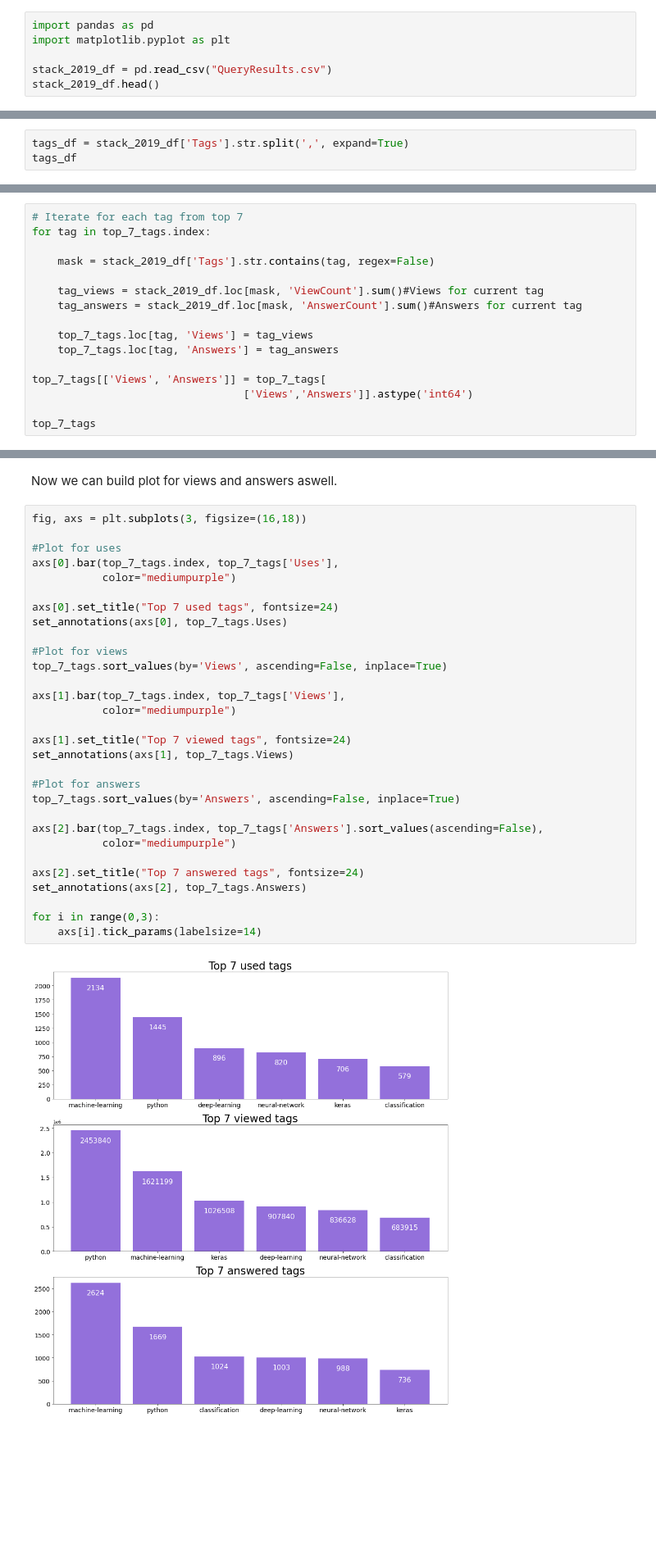
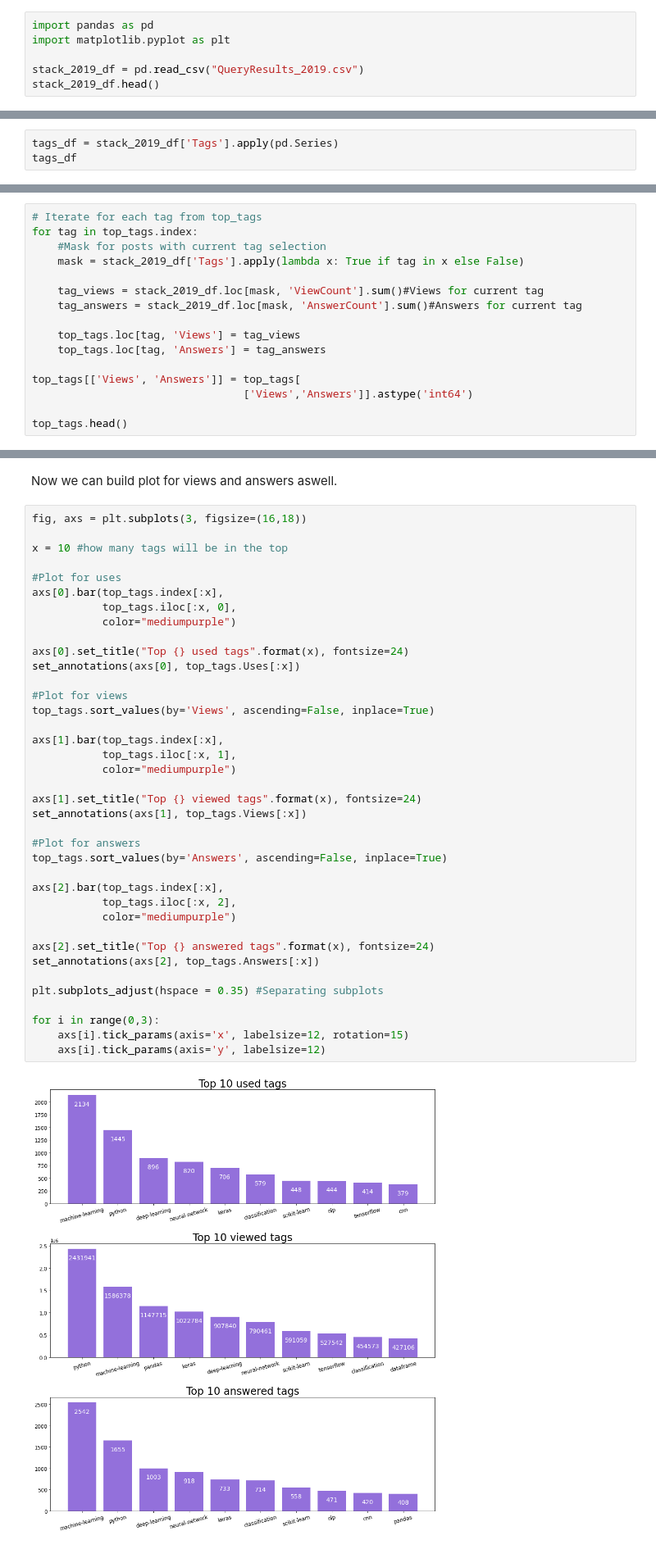
Before and after one commit to 0ld-dancer/dq_projects, a Jupyter notebook: 9. Popular Data Science Questions/Popular Data Science Questions.ipynb, the cells around one changed output, grey strips where cells are left out. Shown: that part at 82% size. Cells and saved outputs as stored; diff of their text form; blank space fills up the shorter version.

```diff
--- a/9. Popular Data Science Questions/Popular Data Science Questions.ipynb
+++ b/9. Popular Data Science Questions/Popular Data Science Questions.ipynb
@@ -79,7 +79,7 @@ Then we'll just download related CSV and read it to the dataframe.
 import pandas as pd
 import matplotlib.pyplot as plt
 
-stack_2019_df = pd.read_csv("QueryResults.csv")
+stack_2019_df = pd.read_csv("QueryResults_2019.csv")
 stack_2019_df.head()
 # %% [output]
 |  | Id | PostType | CreationDate | Score | ViewCount | Tags | AnswerCount | FavoriteCount |
@@ -257,5 +259,5 @@ The best way to answer to this question is using tags because each tag is like a
 # %%
-tags_df = stack_2019_df['Tags'].str.split(',', expand=True)
+tags_df = stack_2019_df['Tags'].apply(pd.Series)
 tags_df
 # %% [output]
 |  | 0 | 1 | 2 | 3 | 4 |
@@ -338,18 +340,18 @@ So it would be unwise not to check how many views or answers do these posts have
 # %%
-# Iterate for each tag from top 7
-for tag in top_7_tags.index:
-
-    mask = stack_2019_df['Tags'].str.contains(tag, regex=False)
+# Iterate for each tag from top_tags
+for tag in top_tags.index:
+    #Mask for posts with current tag selection
+    mask = stack_2019_df['Tags'].apply(lambda x: True if tag in x else False)
 
     tag_views = stack_2019_df.loc[mask, 'ViewCount'].sum()#Views for current tag
     tag_answers = stack_2019_df.loc[mask, 'AnswerCount'].sum()#Answers for current tag
 
-    top_7_tags.loc[tag, 'Views'] = tag_views
-    top_7_tags.loc[tag, 'Answers'] = tag_answers
+    top_tags.loc[tag, 'Views'] = tag_views
+    top_tags.loc[tag, 'Answers'] = tag_answers
 
-top_7_tags[['Views', 'Answers']] = top_7_tags[
+top_tags[['Views', 'Answers']] = top_tags[
                                  ['Views','Answers']].astype('int64')
 
-top_7_tags
+top_tags.head()
 # %% [output]
 |  | Uses | Views | Answers |
@@ -364,33 +365,41 @@ Now we can build plot for views and answers aswell.
 # %%
 fig, axs = plt.subplots(3, figsize=(16,18))
 
+x = 10 #how many tags will be in the top
+
 #Plot for uses
-axs[0].bar(top_7_tags.index, top_7_tags['Uses'],
+axs[0].bar(top_tags.index[:x],
+           top_tags.iloc[:x, 0],
            color="mediumpurple")
 
-axs[0].set_title("Top 7 used tags", fontsize=24)
-set_annotations(axs[0], top_7_tags.Uses)
+axs[0].set_title("Top {} used tags".format(x), fontsize=24)
+set_annotations(axs[0], top_tags.Uses[:x])
 
 #Plot for views
-top_7_tags.sort_values(by='Views', ascending=False, inplace=True)
+top_tags.sort_values(by='Views', ascending=False, inplace=True)
 
-axs[1].bar(top_7_tags.index, top_7_tags['Views'],
+axs[1].bar(top_tags.index[:x],
+           top_tags.iloc[:x, 1],
            color="mediumpurple")
 
-axs[1].set_title("Top 7 viewed tags", fontsize=24)
-set_annotations(axs[1], top_7_tags.Views)
+axs[1].set_title("Top {} viewed tags".format(x), fontsize=24)
+set_annotations(axs[1], top_tags.Views[:x])
 
 #Plot for answers
-top_7_tags.sort_values(by='Answers', ascending=False, inplace=True)
+top_tags.sort_values(by='Answers', ascending=False, inplace=True)
 
-axs[2].bar(top_7_tags.index, top_7_tags['Answers'].sort_values(ascending=False),
+axs[2].bar(top_tags.index[:x],
+           top_tags.iloc[:x, 2],
            color="mediumpurple")
 
-axs[2].set_title("Top 7 answered tags", fontsize=24)
-set_annotations(axs[2], top_7_tags.Answers)
+axs[2].set_title("Top {} answered tags".format(x), fontsize=24)
+set_annotations(axs[2], top_tags.Answers[:x])
+
+plt.subplots_adjust(hspace = 0.35) #Separating subplots
 
 for i in range(0,3):
-    axs[i].tick_params(labelsize=14)
+    axs[i].tick_params(axis='x', labelsize=12, rotation=15)
+    axs[i].tick_params(axis='y', labelsize=12)
 # %% [output]
-[figure, old version]
+[figure, new version]
 # %% [markdown]
```
Also changed, not shown: parts of 28 cells of this notebook, 2 other files.
